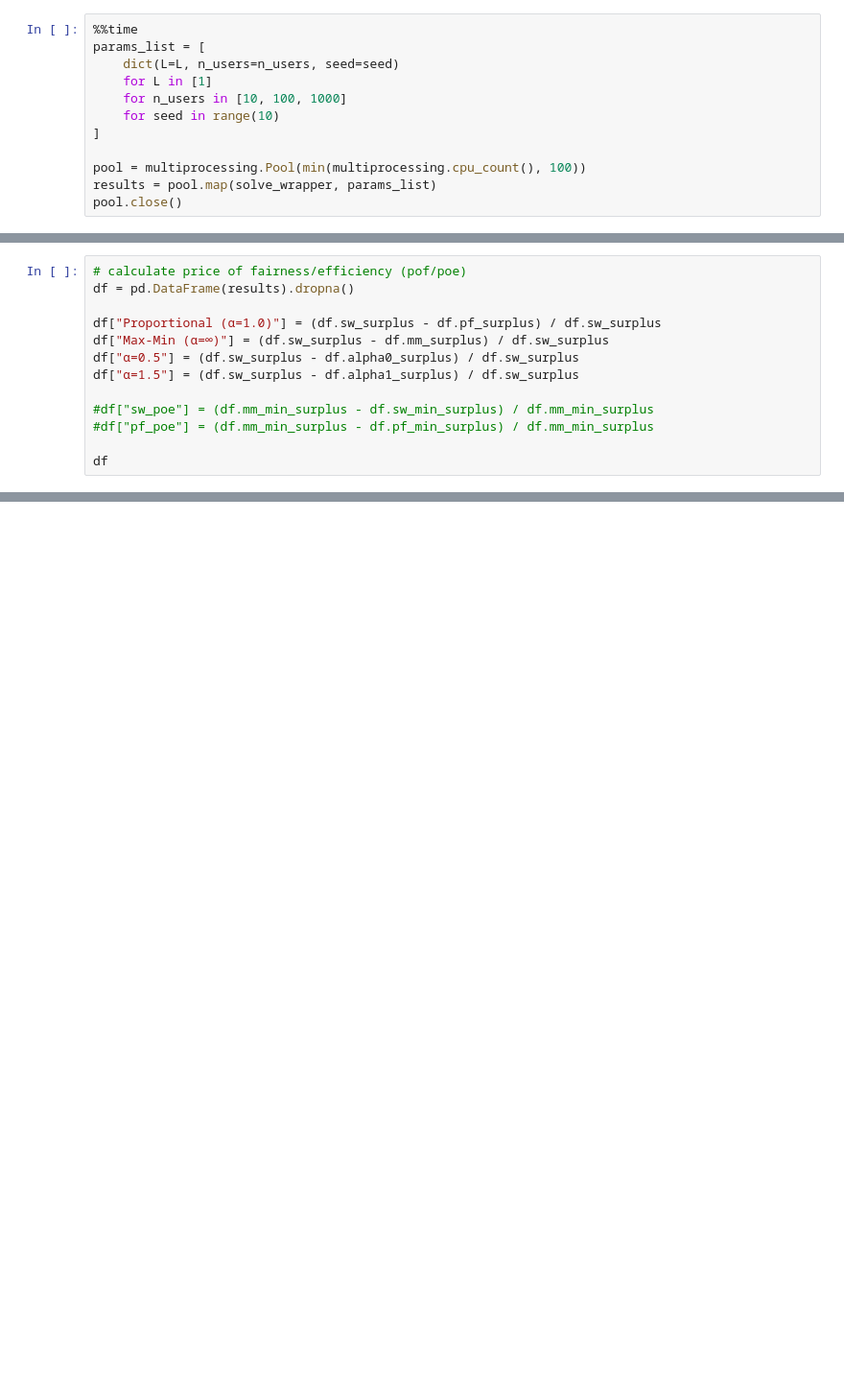
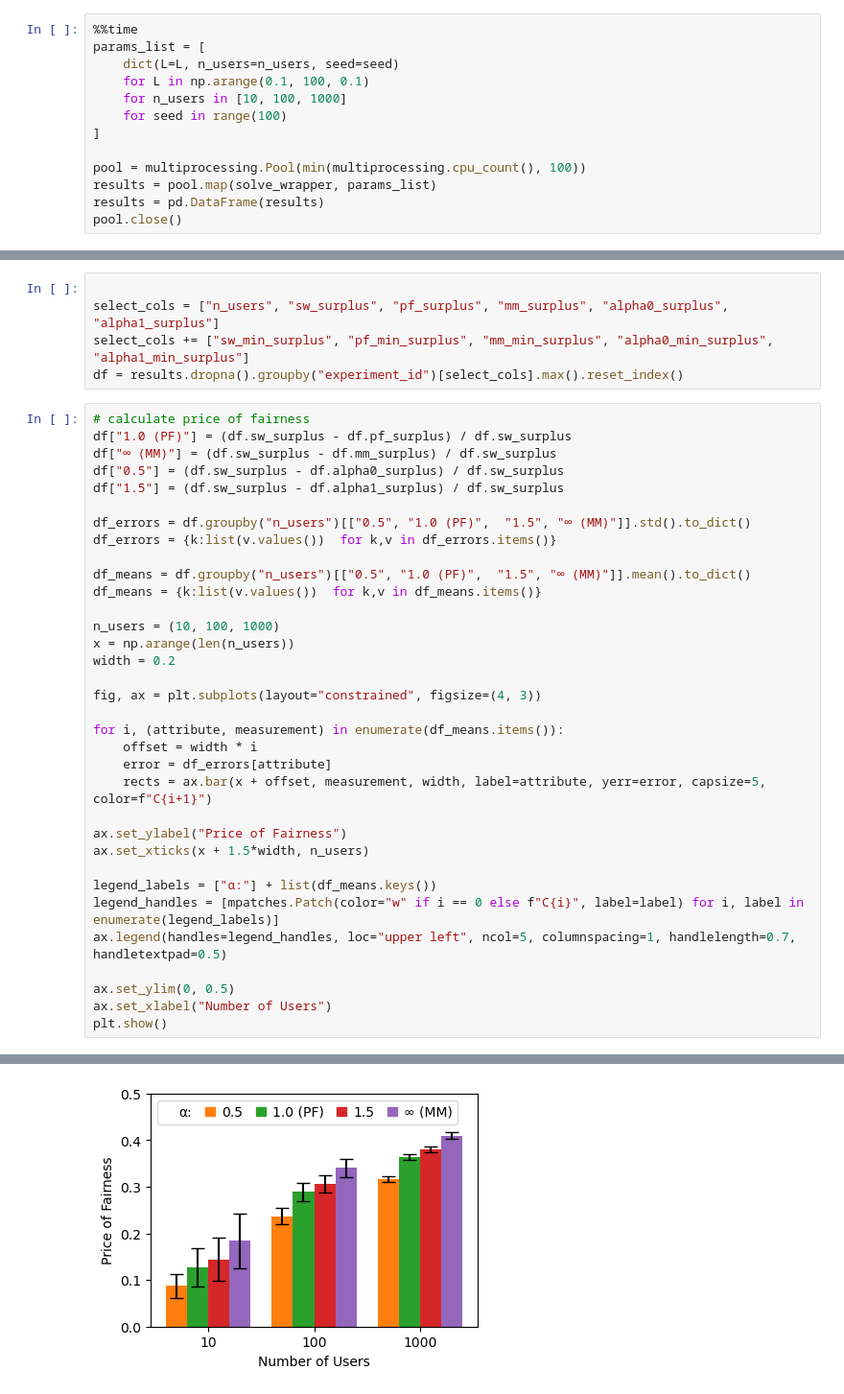
Before and after one commit to lijiayi9712/fair_resource_allocation, a Jupyter notebook: Scaling Simulations - v1.0.1 - bar chart.ipynb, the cells around one changed output, grey strips where cells are left out. Shown at 96% size. Saved outputs shown, nothing was run; the diff lists cells and outputs as text; blank space fills up the shorter version.

```diff
--- a/Scaling Simulations - v1.0.1 - bar chart.ipynb
+++ b/Scaling Simulations - v1.0.1 - bar chart.ipynb
@@ -83,12 +79,13 @@ def solve_wrapper(params):
 %%time
 params_list = [
     dict(L=L, n_users=n_users, seed=seed)
-    for L in [1]
+    for L in np.arange(0.1, 100, 0.1)
     for n_users in [10, 100, 1000]
-    for seed in range(10)
+    for seed in range(100)
 ]
 
 pool = multiprocessing.Pool(min(multiprocessing.cpu_count(), 100))
 results = pool.map(solve_wrapper, params_list)
+results = pd.DataFrame(results)
 pool.close()
 # %% [output]
@@ -120,14 +94,40 @@ df
+# %%
+
+select_cols = ["n_users", "sw_surplus", "pf_surplus", "mm_surplus", "alpha0_surplus", "alpha1_surplus"]
+select_cols += ["sw_min_surplus", "pf_min_surplus", "mm_min_surplus", "alpha0_min_surplus", "alpha1_min_surplus"]
+df = results.dropna().groupby("experiment_id")[select_cols].max().reset_index()
 # %%
-# calculate price of fairness/efficiency (pof/poe)
-df = pd.DataFrame(results).dropna()
+# calculate price of fairness
+df["1.0 (PF)"] = (df.sw_surplus - df.pf_surplus) / df.sw_surplus
+df["∞ (MM)"] = (df.sw_surplus - df.mm_surplus) / df.sw_surplus
+df["0.5"] = (df.sw_surplus - df.alpha0_surplus) / df.sw_surplus
+df["1.5"] = (df.sw_surplus - df.alpha1_surplus) / df.sw_surplus
 
-df["Proportional (α=1.0)"] = (df.sw_surplus - df.pf_surplus) / df.sw_surplus
-df["Max-Min (α=∞)"] = (df.sw_surplus - df.mm_surplus) / df.sw_surplus
-df["α=0.5"] = (df.sw_surplus - df.alpha0_surplus) / df.sw_surplus
-df["α=1.5"] = (df.sw_surplus - df.alpha1_surplus) / df.sw_surplus
+df_errors = df.groupby("n_users")[["0.5", "1.0 (PF)",  "1.5", "∞ (MM)"]].std().to_dict()
+df_errors = {k:list(v.values())  for k,v in df_errors.items()}
 
-#df["sw_poe"] = (df.mm_min_surplus - df.sw_min_surplus) / df.mm_min_surplus
-#df["pf_poe"] = (df.mm_min_surplus - df.pf_min_surplus) / df.mm_min_surplus
+df_means = df.groupby("n_users")[["0.5", "1.0 (PF)",  "1.5", "∞ (MM)"]].mean().to_dict()
+df_means = {k:list(v.values())  for k,v in df_means.items()}
 
-df
+n_users = (10, 100, 1000)
+x = np.arange(len(n_users))
+width = 0.2
+
+fig, ax = plt.subplots(layout="constrained", figsize=(4, 3))
+
+for i, (attribute, measurement) in enumerate(df_means.items()):
+    offset = width * i
+    error = df_errors[attribute]
+    rects = ax.bar(x + offset, measurement, width, label=attribute, yerr=error, capsize=5, color=f"C{i+1}")
+
+ax.set_ylabel("Price of Fairness")
+ax.set_xticks(x + 1.5*width, n_users)
+
+legend_labels = ["α:"] + list(df_means.keys())
+legend_handles = [mpatches.Patch(color="w" if i == 0 else f"C{i}", label=label) for i, label in enumerate(legend_labels)]
+ax.legend(handles=legend_handles, loc="upper left", ncol=5, columnspacing=1, handlelength=0.7, handletextpad=0.5)
+
+ax.set_ylim(0, 0.5)
+ax.set_xlabel("Number of Users")
+plt.show()
 # %% [output]
@@ -151,0 +134 @@ df
+[figure, added]
```
Also changed, not shown: parts of 7 cells of this notebook, 8 other files.
